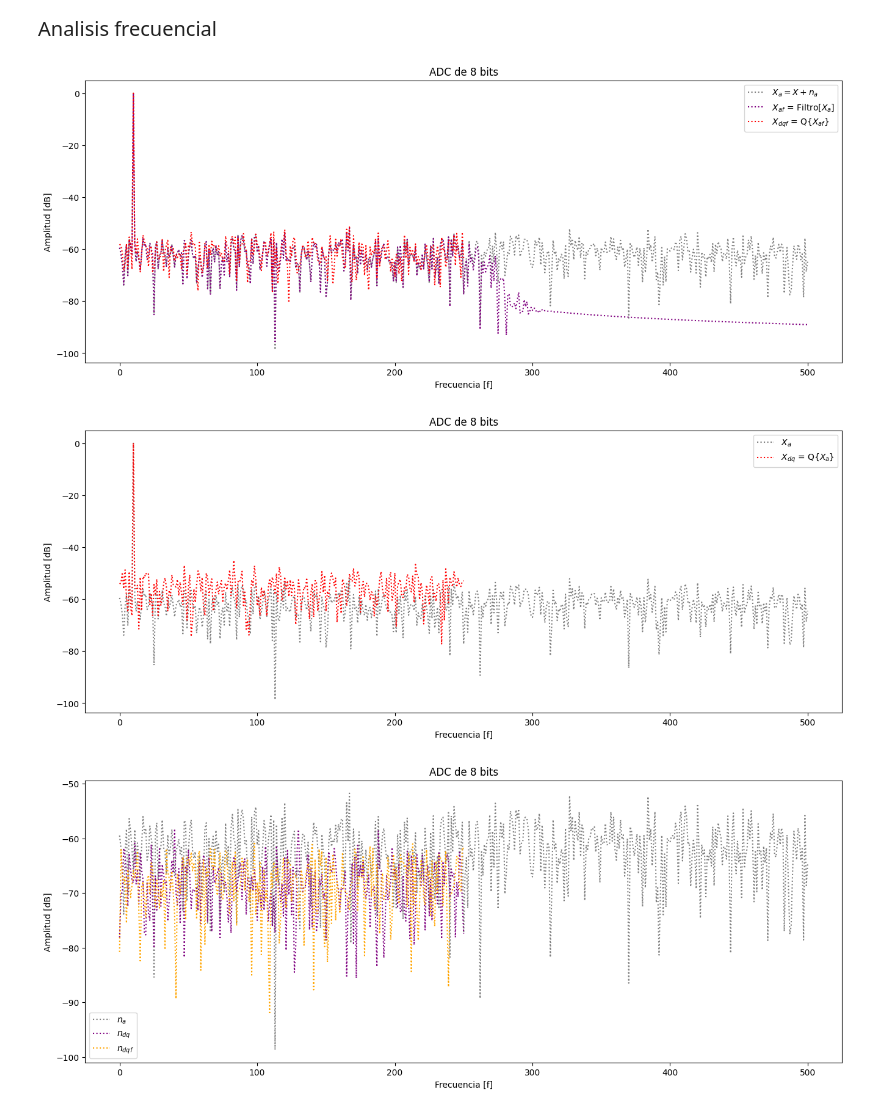
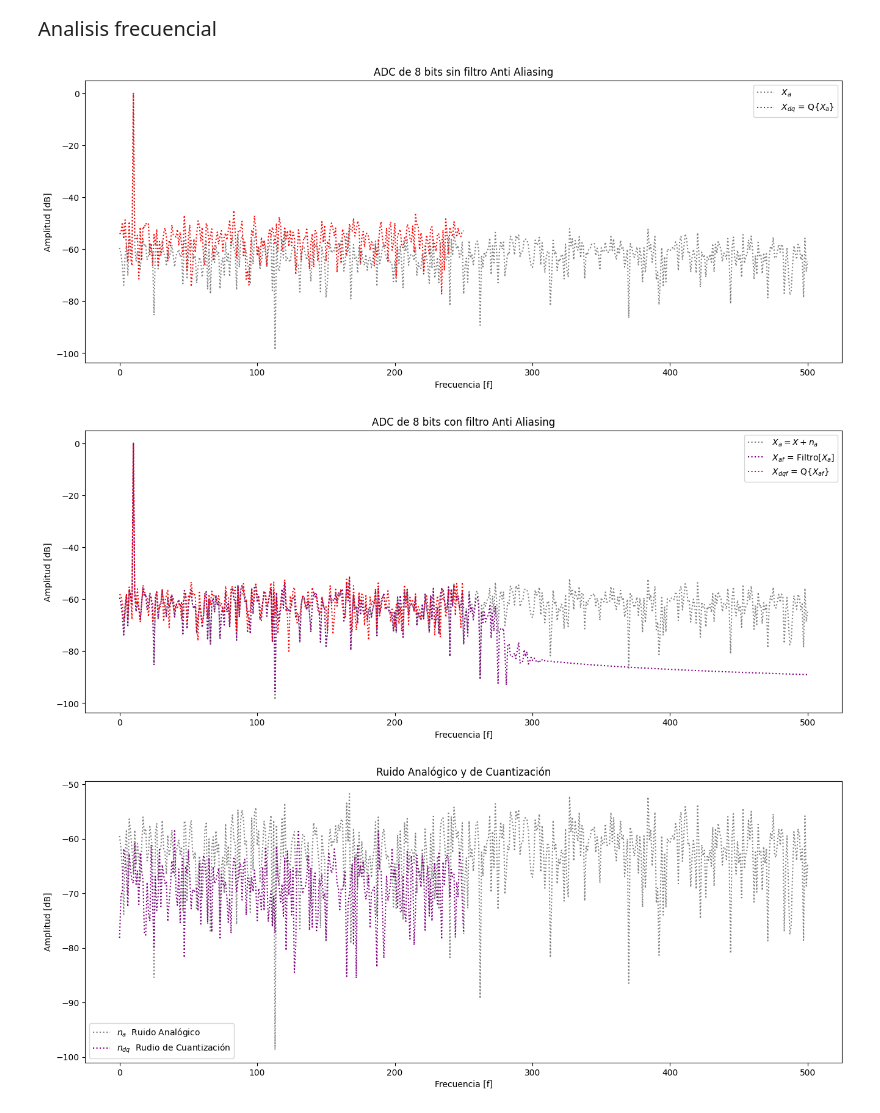
Before and after one commit to D8aCruz/PDS-R6575, a Jupyter notebook: TS3/TS3.ipynb, the cells around one changed output. Cells and saved outputs as stored; diff of their text form; code cells hidden in the pictures.

```diff
--- a/TS3/TS3.ipynb
+++ b/TS3/TS3.ipynb
@@ -285,49 +286,48 @@ frequencies_d = np.arange(start=0, stop=(Nd)*dfd, step=dfd)
 bfrec_a = frequencies_a <= fsa/4
 bfrec_d = frequencies_d <= fsd/2
 
 #%% Grafico con filtro antialiasing
 plt.figure(5,figsize=(16, 6))  # Crea una figura con el tamaño deseado
 #plt.style.use('dark_background')
+plt.plot(frequencies_a[bfrec_a], 10*np.log10(2*np.abs(Xfft_xa[bfrec_a])**2), color='gray', ls='dotted', label='$X_a$')
+plt.plot(frequencies_d[bfrec_d], 10*np.log10(2*np.abs(Xfft_xdq[bfrec_d])**2),  linestyle=':', label='$X_{dq}$ = Q{$X_{a}$}', color='red')
+plt.xlabel('Frecuencia [f]')
+plt.ylabel('Amplitud [dB]')
+plt.legend()
+plt.title(f'ADC de {B} bits sin filtro Anti Aliasing')
+plt.show()
+
+#%% Grafico sin filtro antialiasing
+plt.figure(6,figsize=(16, 6))  # Crea una figura con el tamaño desead
+#plt.style.use('dark_background')
 plt.plot(frequencies_a[bfrec_a], 10*np.log10(2*np.abs(Xfft_xa[bfrec_a])**2), color='gray', ls='dotted', label='$X_a = X + n_a$')
 plt.plot(frequencies_a[bfrec_a], 10*np.log10(2*np.abs(Xfft_xaf[bfrec_a])**2), color='purple', ls='dotted', label='$X_{af}$ = Filtro[$X_a$]')
 plt.plot(frequencies_d[bfrec_d], 10*np.log10(2*np.abs(Xfft_xdqf[bfrec_d])**2),  linestyle=':', label='$X_{dqf}$ = Q{$X_{af}$}', color='red')
 plt.xlabel('Frecuencia [f]')
 plt.ylabel('Amplitud [dB]')
 plt.legend()
-plt.title(f'ADC de {B} bits')
-plt.show()
-
-#%% Grafico sin filtro antialiasing
-plt.figure(6,figsize=(16, 6))  # Crea una figura con el tamaño desead
-#plt.style.use('dark_background')
-plt.plot(frequencies_a[bfrec_a], 10*np.log10(2*np.abs(Xfft_xa[bfrec_a])**2), color='gray', ls='dotted', label='$X_a$')
-plt.plot(frequencies_d[bfrec_d], 10*np.log10(2*np.abs(Xfft_xdq[bfrec_d])**2),  linestyle=':', label='$X_{dq}$ = Q{$X_{a}$}', color='red')
-plt.xlabel('Frecuencia [f]')
-plt.ylabel('Amplitud [dB]')
-plt.legend()
-plt.title(f'ADC de {B} bits')
+plt.title(f'ADC de {B} bits con filtro Anti Aliasing')
 plt.show()
 
 #%% Analisis frecuencial
 Xfft_na  = 1/Na*np.fft.fft(na, axis=0)
 
 Xfft_ndq  = 1/Nd*np.fft.fft(ndq, axis=0)
 
 Xfft_ndqf = 1/Nd*np.fft.fft(ndqf, axis=0)
 # Crear un vector de frecuencia
 
 #%% Grafico con filtro antialiasing
 plt.figure(7,figsize=(16, 6))  # Crea una figura con el tamaño desead
 #plt.style.use('dark_background')
-plt.plot(frequencies_a[bfrec_a], 10*np.log10(2*np.abs(Xfft_na[bfrec_a])**2), color='gray', ls='dotted', label='$n_a$')
-plt.plot(frequencies_d[bfrec_d], 10*np.log10(2*np.abs(Xfft_ndq[bfrec_d])**2), color='purple', ls='dotted', label='$n_{dq}$')
-plt.plot(frequencies_d[bfrec_d], 10*np.log10(2*np.abs(Xfft_ndqf[bfrec_d])**2),  linestyle=':', label='$n_{dqf}$', color='orange')
+plt.plot(frequencies_a[bfrec_a], 10*np.log10(2*np.abs(Xfft_na[bfrec_a])**2), color='gray', ls='dotted', label='$n_a$  Ruido Analógico')
+plt.plot(frequencies_d[bfrec_d], 10*np.log10(2*np.abs(Xfft_ndq[bfrec_d])**2), color='purple', ls='dotted', label='$n_{dq}$  Rudio de Cuantización')
 plt.xlabel('Frecuencia [f]')
 plt.ylabel('Amplitud [dB]')
 plt.legend()
-plt.title(f'ADC de {B} bits')
+plt.title(f'Ruido Analógico y de Cuantización')
 plt.show()
 # %% [output]
-[figure, old version]
+[figure, new version]
-[figure, old version]
+[figure, new version]
-[figure, old version]
+[figure, new version]
```
Also changed, not shown: parts of 1 cell of this notebook.
